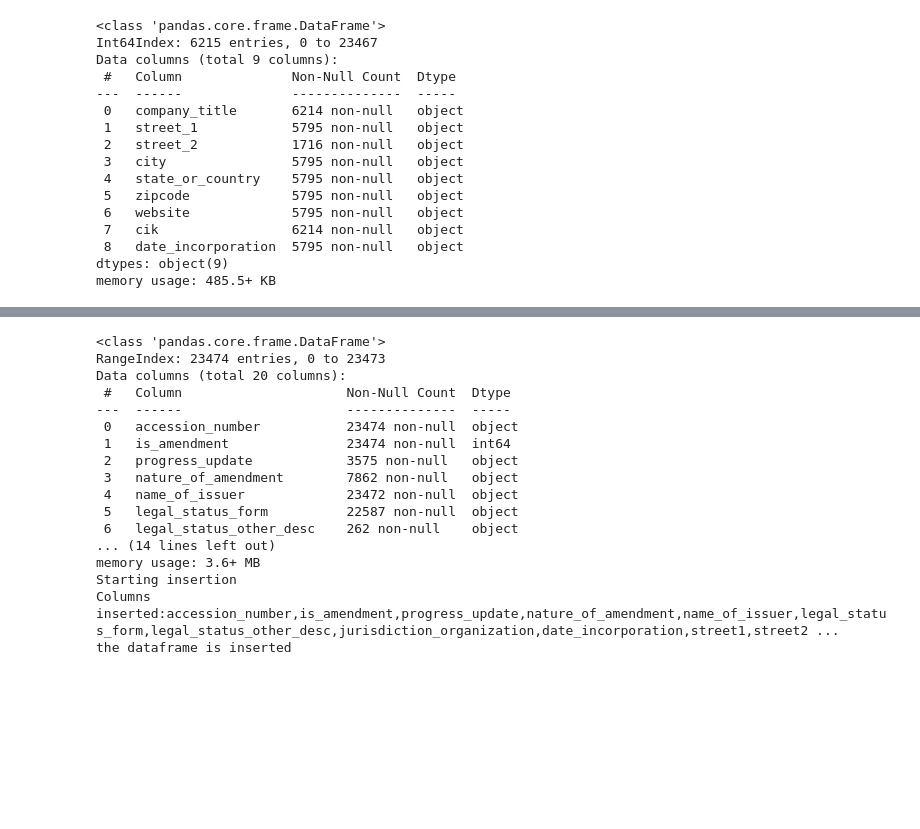
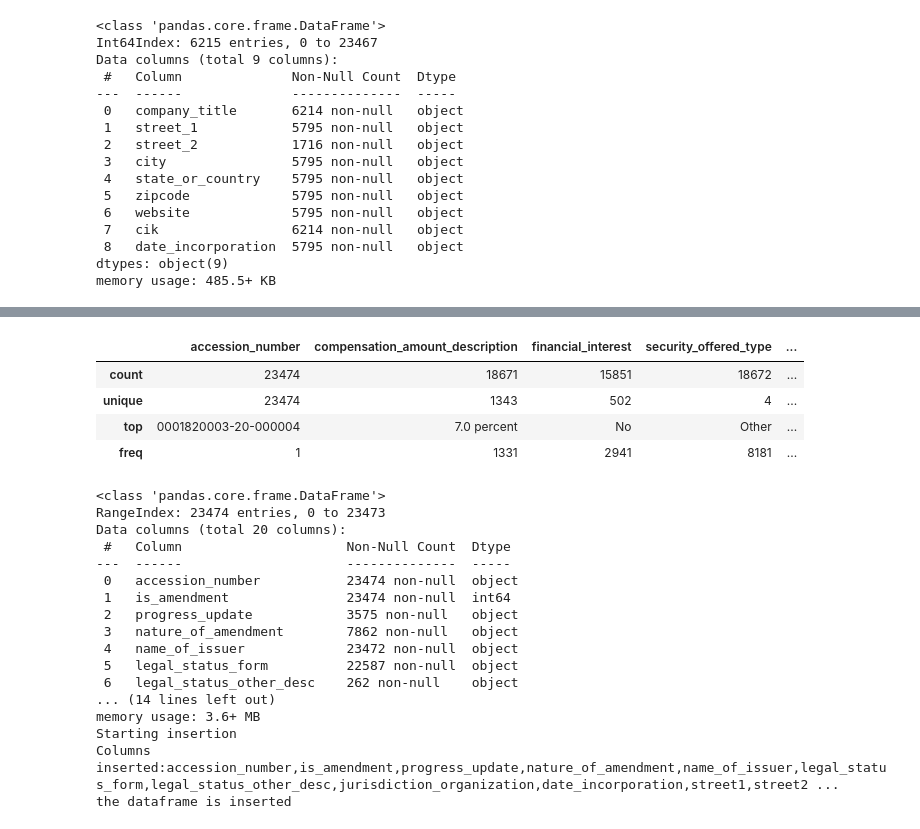
Before and after one commit to derek-nguyen/graphy_financials, a Jupyter notebook: app/services/etl.ipynb, the cells around one changed output, grey strips where cells are left out. Cells and saved outputs as stored; diff of their text form; code cells hidden in the pictures; blank space fills up the shorter version.

Commit message:
adding financial data

```diff
--- a/app/services/etl.ipynb
+++ b/app/services/etl.ipynb
@@ -228,7 +258,7 @@ df = disclosure_dataframe.replace(np.nan,None)
 
 # df.to_csv('/Users/derek/Downloads/disclosure_extract.csv')
 
-input_df = df[
+disclosure_df = df[
         [
             'accession_number',
             'compensation_amount_description',
@@ -266,7 +296,19 @@ input_df = df[
         ]
     ]
 
-# input_df.to_csv('/Users/derek/Downloads/disclosure_extract_partial.csv')
-input_df
-# insert_into_db(conn, input_df,'temp_disclosures')
+financial_df = pd.merge(disclosure_df, submission_df, how='left', on='accession_number')
+financial_df.info()
+recent_fiscal_year = [
+    'cik',
+    'period',
+    'revenue_most_recent_fiscal_year',
+    'cost_goods_sold_recent_fiscal_year',
+    'net_income_most_recent_fiscal_year',
+    'tax_paid_most_recent_fiscal_year',
+    'total_assets_most_recent_fiscal_year',
+    'cash_equity_most_recent_fiscal_year',
+    'act_received_recent_fiscal_year',
+    'short_term_debt_recent_fiscal_year',
+    'long_term_debt_recent_fiscal_year'
+]
 # %% [output]
@@ -286,3 +332,11 @@ input_df
+# %%
+financial_df.describe()
+# %% [output]
+|  | accession_number | compensation_amount_description | financial_interest | security_offered_type | ... |
+| count | 23474 | 18671 | 15851 | 18672 | ... |
+| unique | 23474 | 1343 | 502 | 4 | ... |
+| top | 0001820003-20-000004 | 7.0 percent | No | Other | ... |
+| freq | 1 | 1331 | 2941 | 8181 | ... |
 # %%
 # ISSUER INFO
 
```
Also changed, not shown: parts of 5 cells of this notebook.
